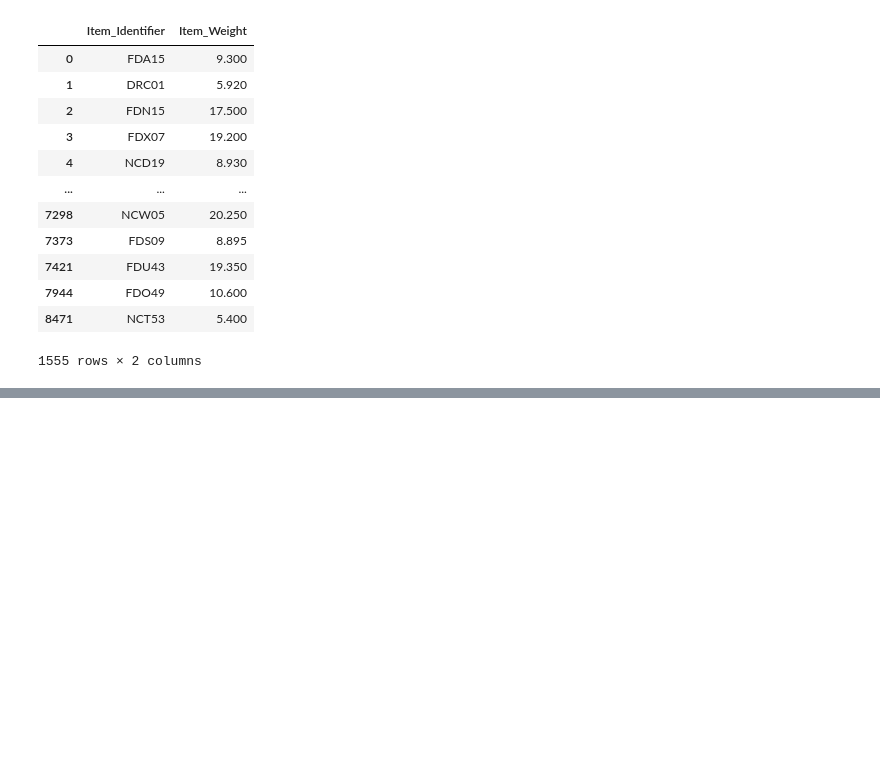
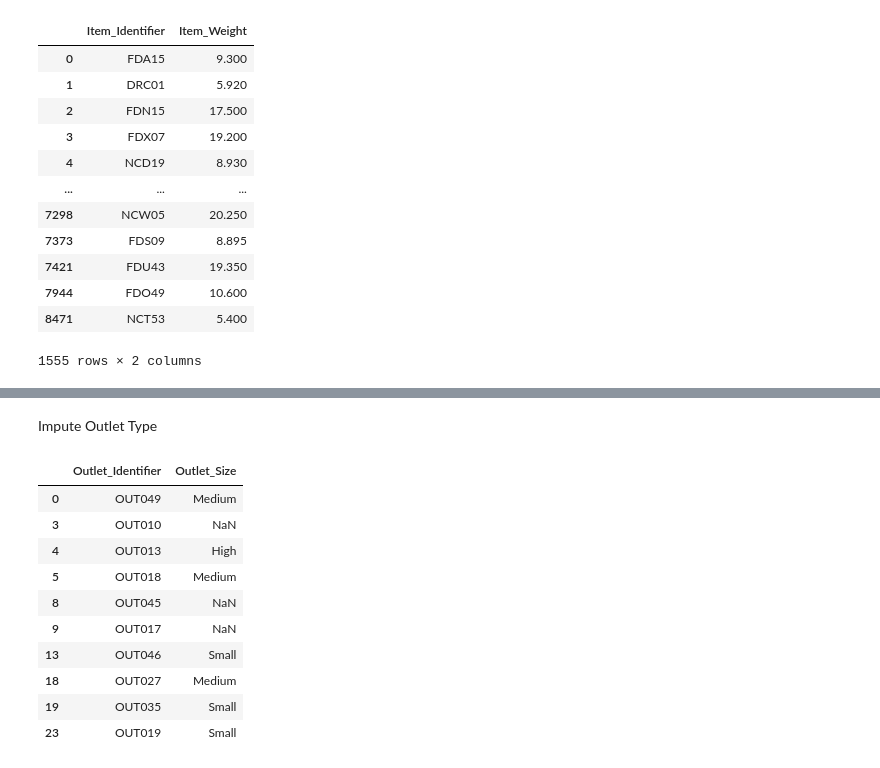
Before and after one commit to dgsayan/sales_prediction, a Jupyter notebook: Sales_Prediction_EDA_Training.ipynb, the cells around one changed output, grey strips where cells are left out. Saved outputs shown, nothing was run; the diff lists cells and outputs as text; code cells hidden in the pictures; blank space fills up the shorter version.

```diff
--- a/Sales_Prediction_EDA_Training.ipynb
+++ b/Sales_Prediction_EDA_Training.ipynb
@@ -254,0 +99,16 @@ reg = xgb.train(params, dtrain, num_boost_round = num_boost_round)
+# %% [markdown]
+Impute Outlet Type
+# %%
+train[['Outlet_Identifier', 'Outlet_Size']].drop_duplicates()
+# %% [output]
+|  | Outlet_Identifier | Outlet_Size |
+| 0 | OUT049 | Medium |
+| 3 | OUT010 | NaN |
+| 4 | OUT013 | High |
+| 5 | OUT018 | Medium |
+| 8 | OUT045 | NaN |
+| 9 | OUT017 | NaN |
+| 13 | OUT046 | Small |
+| 18 | OUT027 | Medium |
+| 19 | OUT035 | Small |
+| 23 | OUT019 | Small |
```
Also changed, not shown: parts of 90 cells of this notebook, 3 other files.
